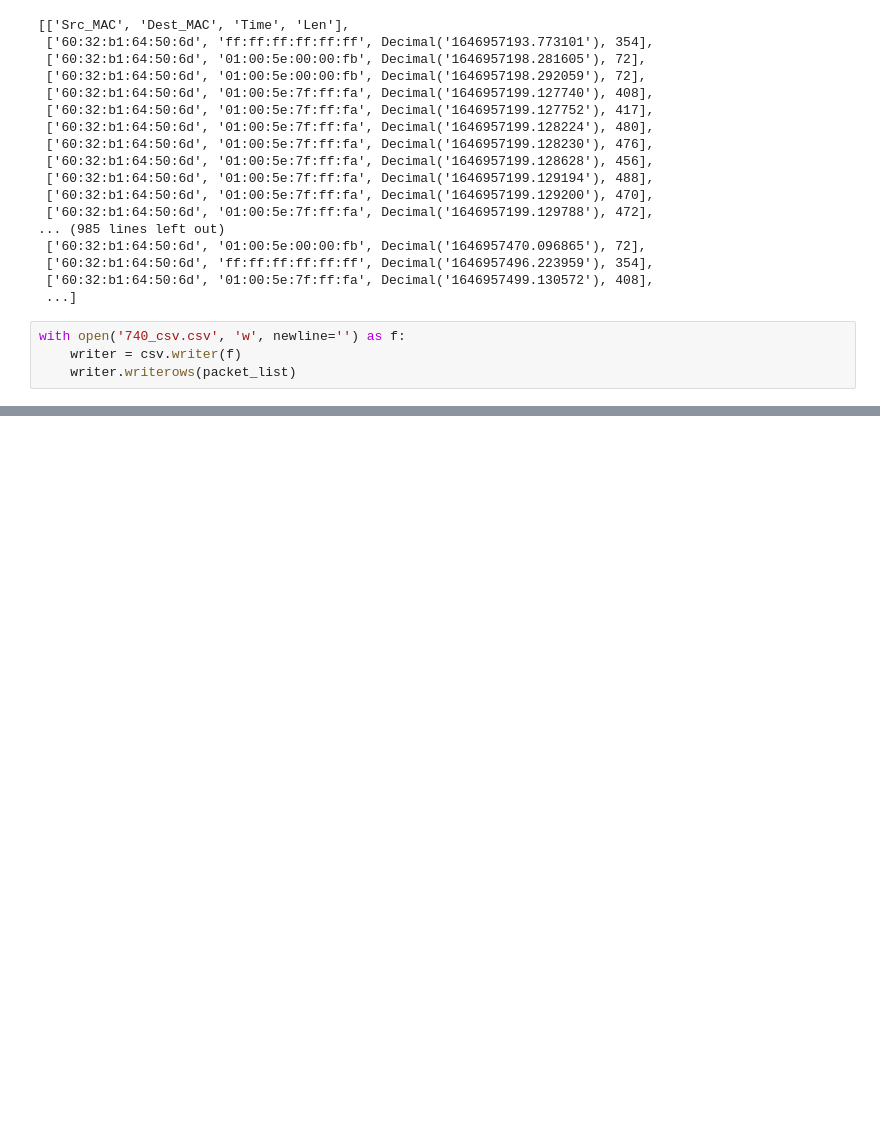
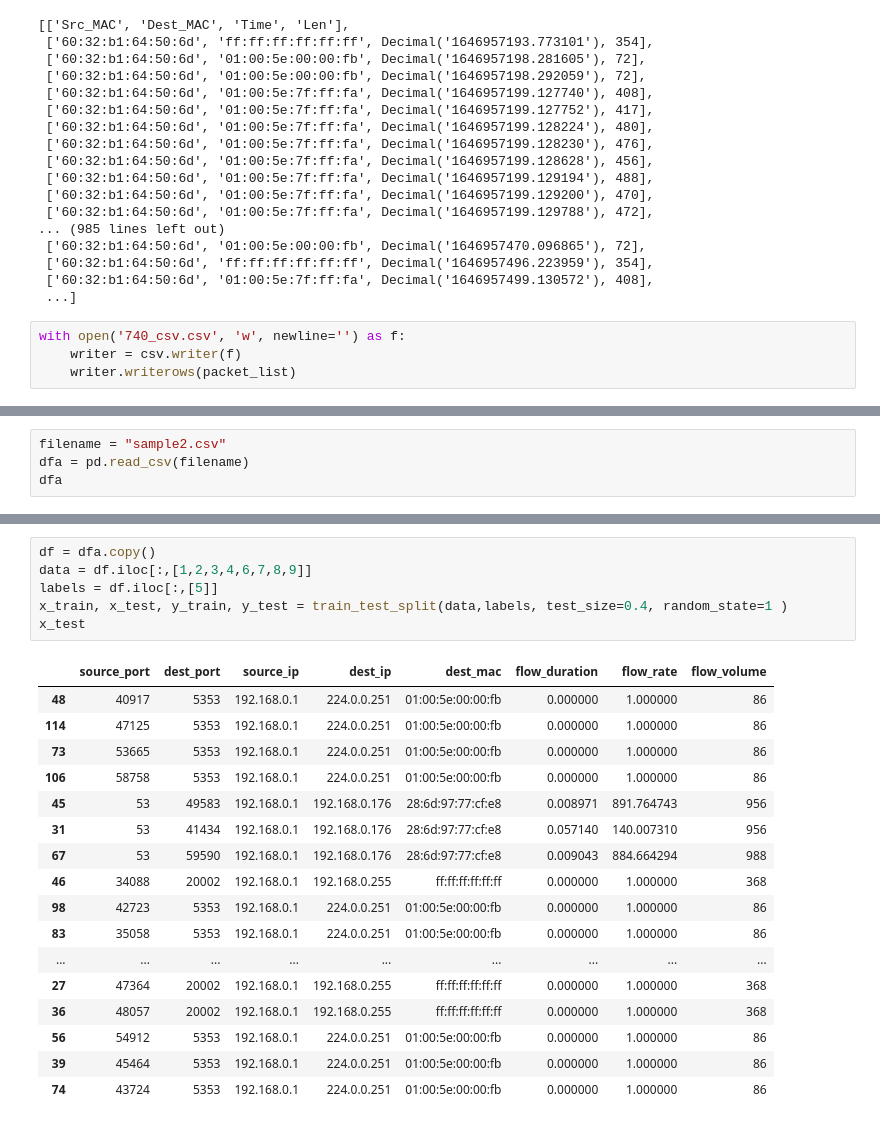
Before and after one commit to Isha28/CS740_Project, a Jupyter notebook: 740_proj.ipynb, the cells around one changed output, grey strips where cells are left out. Saved outputs shown, nothing was run; the diff lists cells and outputs as text; blank space fills up the shorter version.

```diff
--- a/740_proj.ipynb
+++ b/740_proj.ipynb
@@ -43,0 +71,4 @@ with open('740_csv.csv', 'w', newline='') as f:
+# %%
+filename = "sample2.csv"
+dfa = pd.read_csv(filename)
+dfa
@@ -43,0 +89,24 @@ with open('740_csv.csv', 'w', newline='') as f:
+# %%
+df = dfa.copy()
+data = df.iloc[:,[1,2,3,4,6,7,8,9]]
+labels = df.iloc[:,[5]]
+x_train, x_test, y_train, y_test = train_test_split(data,labels, test_size=0.4, random_state=1 )
+x_test
+# %% [output]
+|  | source_port | dest_port | source_ip | dest_ip | dest_mac | flow_duration | flow_rate | flow_volume |
+| 48 | 40917 | 5353 | 192.168.0.1 | 224.0.0.251 | 01:00:5e:00:00:fb | 0.000000 | 1.000000 | 86 |
+| 114 | 47125 | 5353 | 192.168.0.1 | 224.0.0.251 | 01:00:5e:00:00:fb | 0.000000 | 1.000000 | 86 |
+| 73 | 53665 | 5353 | 192.168.0.1 | 224.0.0.251 | 01:00:5e:00:00:fb | 0.000000 | 1.000000 | 86 |
+| 106 | 58758 | 5353 | 192.168.0.1 | 224.0.0.251 | 01:00:5e:00:00:fb | 0.000000 | 1.000000 | 86 |
+| 45 | 53 | 49583 | 192.168.0.1 | 192.168.0.176 | 28:6d:97:77:cf:e8 | 0.008971 | 891.764743 | 956 |
+| 31 | 53 | 41434 | 192.168.0.1 | 192.168.0.176 | 28:6d:97:77:cf:e8 | 0.057140 | 140.007310 | 956 |
+| 67 | 53 | 59590 | 192.168.0.1 | 192.168.0.176 | 28:6d:97:77:cf:e8 | 0.009043 | 884.664294 | 988 |
+| 46 | 34088 | 20002 | 192.168.0.1 | 192.168.0.255 | ff:ff:ff:ff:ff:ff | 0.000000 | 1.000000 | 368 |
+| 98 | 42723 | 5353 | 192.168.0.1 | 224.0.0.251 | 01:00:5e:00:00:fb | 0.000000 | 1.000000 | 86 |
+| 83 | 35058 | 5353 | 192.168.0.1 | 224.0.0.251 | 01:00:5e:00:00:fb | 0.000000 | 1.000000 | 86 |
+| ... | ... | ... | ... | ... | ... | ... | ... | ... |
+| 27 | 47364 | 20002 | 192.168.0.1 | 192.168.0.255 | ff:ff:ff:ff:ff:ff | 0.000000 | 1.000000 | 368 |
+| 36 | 48057 | 20002 | 192.168.0.1 | 192.168.0.255 | ff:ff:ff:ff:ff:ff | 0.000000 | 1.000000 | 368 |
+| 56 | 54912 | 5353 | 192.168.0.1 | 224.0.0.251 | 01:00:5e:00:00:fb | 0.000000 | 1.000000 | 86 |
+| 39 | 45464 | 5353 | 192.168.0.1 | 224.0.0.251 | 01:00:5e:00:00:fb | 0.000000 | 1.000000 | 86 |
+| 74 | 43724 | 5353 | 192.168.0.1 | 224.0.0.251 | 01:00:5e:00:00:fb | 0.000000 | 1.000000 | 86 |
```
Also changed, not shown: parts of 12 cells of this notebook, 1 other file.
